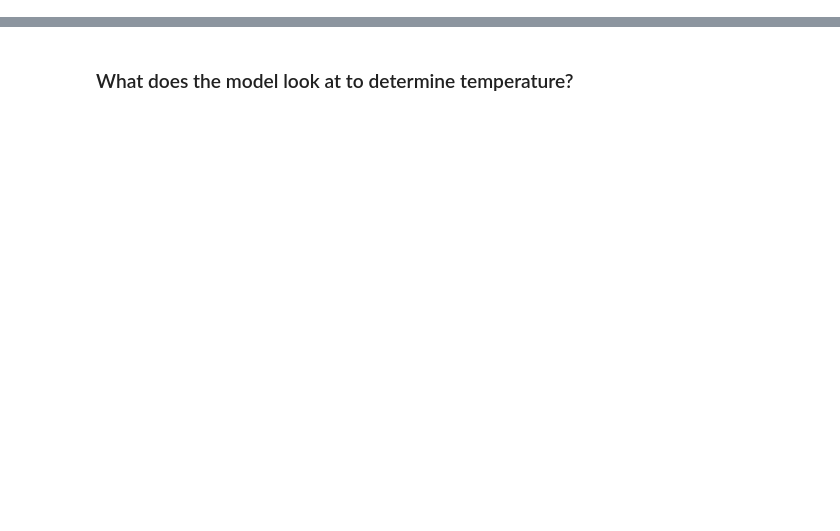
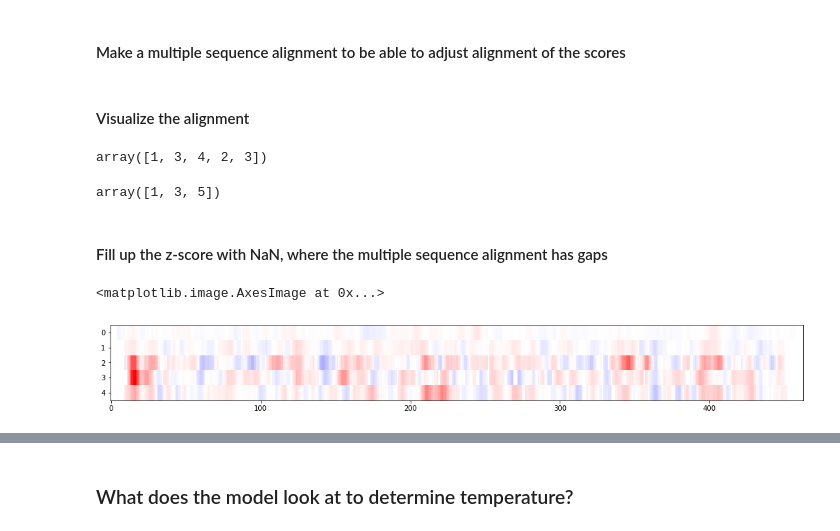
Before and after one commit to EngqvistLab/DeepET_reps, a Jupyter notebook: temperature_analysis.ipynb, the cells around one changed output, grey strips where cells are left out. Cells and saved outputs as stored; diff of their text form; code cells hidden in the pictures; blank space fills up the shorter version.

```diff
--- a/temperature_analysis.ipynb
+++ b/temperature_analysis.ipynb
@@ -43,0 +267,2 @@ If using Keras pass *_constraint arguments to layers.
+# %% [markdown]
+#### Make a multiple sequence alignment to be able to adjust alignment of the scores
@@ -43,0 +307,2 @@ If using Keras pass *_constraint arguments to layers.
+# %% [markdown]
+#### Visualize the alignment
@@ -43,0 +313,51 @@ If using Keras pass *_constraint arguments to layers.
+# %%
+np.insert([1,2,3], [1,1], [3,4])
+# %% [output]
+array([1, 3, 4, 2, 3])
+# %%
+self.pdb_obj.res_seqnum[chain] = np.insert(self.pdb_obj.res_seqnum[chain],
+                                        self.pdb_obj.structure_gaps[chain],
+                                        np.choose(self.pdb_obj.structure_gaps[chain], np.array(self.pdb_obj.seqres_seqnum[chain])))
+# %% [output]
+array([1, 3, 5])
+# %% [markdown]
+#### Fill up the z-score with NaN, where the multiple sequence alignment has gaps
+# %%
+def add_gaps_to_scores(z_scores, changes, alignment):
+    '''
+    Add NaNs to the Z-scores and changes, corresponding
+    to the multiple alignment positions where there are gaps.
+    '''
+    z_scores_fixed = []
+    changes_fixed = []
+    for seq_idx in range(0, len(alignment)):
+
+        insertions = []
+        real_aa_counter = 0
+        for pos_idx in range(0, len(alignment[seq_idx])):
+            if alignment[seq_idx][pos_idx] == '-':
+                insertions.append(real_aa_counter)
+            else:
+                real_aa_counter += 1
+
+        z_scores_fixed.append(np.insert(z_scores[seq_idx], insertions, np.nan))
+        changes_fixed.append(np.insert(changes[seq_idx], insertions, np.nan))
+
+    return z_scores_fixed, changes_fixed
+
+
+z_scores_fixed, changes_fixed = add_gaps_to_scores(z_scores, changes, alignment)
+# %%
+# visualize the percent changes
+fig, ax = plt.subplots(figsize=(18, 2))
+
+data = np.array(changes_fixed)
+ax.imshow(data,
+         interpolation='none',
+         cmap='bwr',
+         aspect='auto',
+         vmin=-np.nanmax(np.abs(data)),
+         vmax=np.nanmax(np.abs(data)))
+# %% [output]
+<matplotlib.image.AxesImage at 0x...>
+[figure, added]
```
Also changed, not shown: parts of 49 cells of this notebook, 25 other files.
